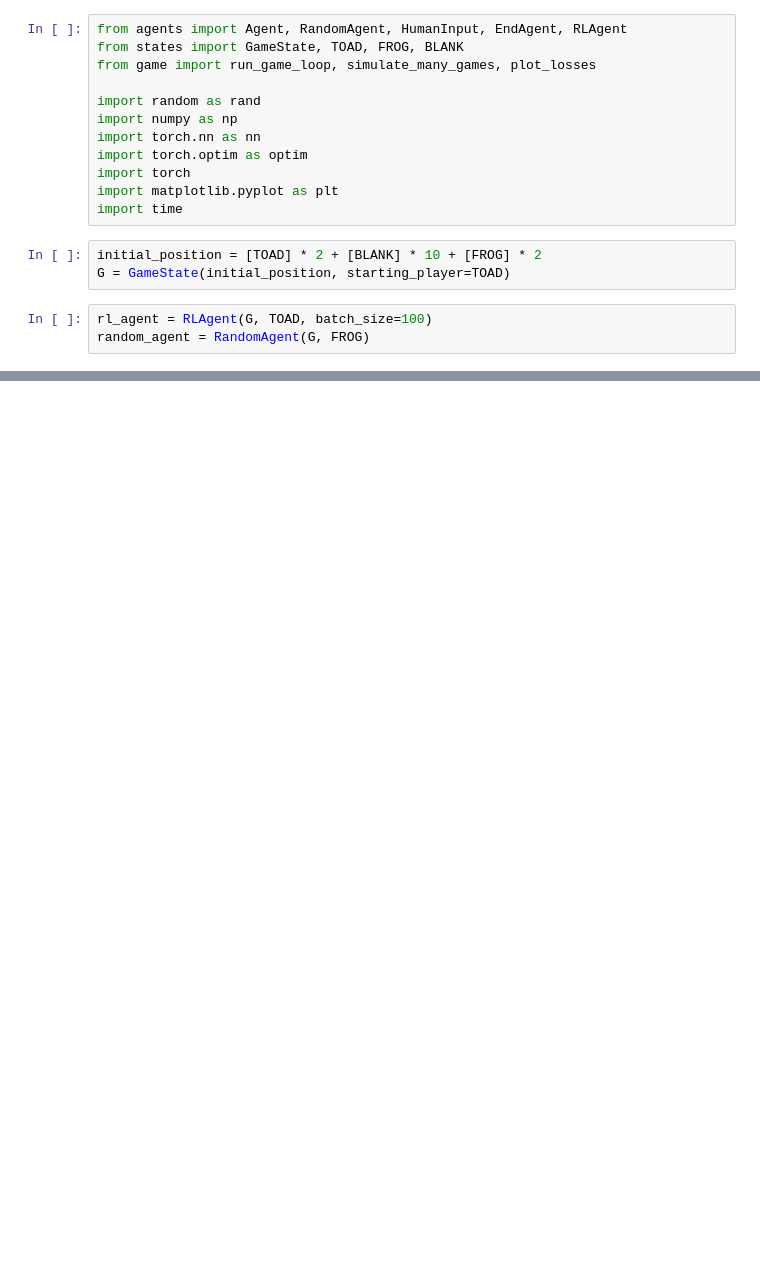
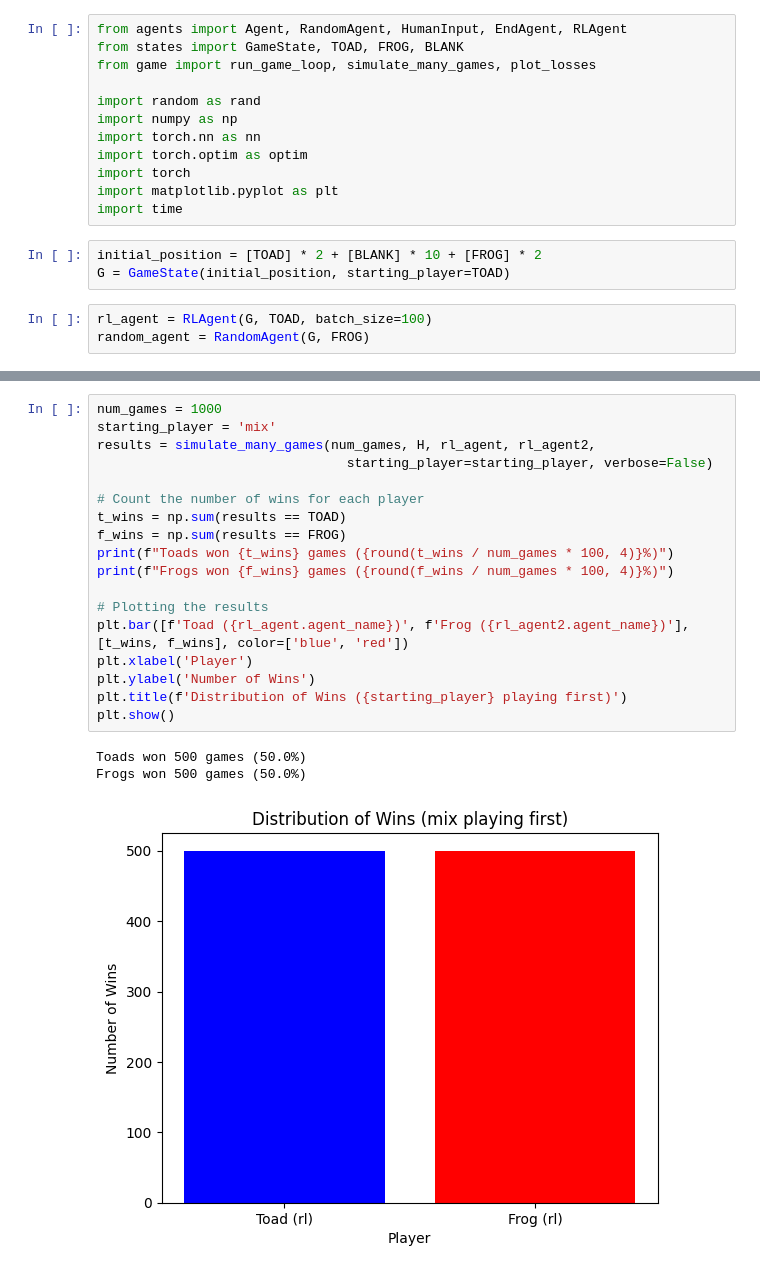
Before and after one commit to garwoodl/combinatorial-game-theory-final-project, a Jupyter notebook: project.ipynb, the cells around one changed output, grey strips where cells are left out. Cells and saved outputs as stored; diff of their text form; blank space fills up the shorter version.

```diff
--- a/project.ipynb
+++ b/project.ipynb
@@ -74,0 +140,22 @@ True
+# %%
+num_games = 1000
+starting_player = 'mix'
+results = simulate_many_games(num_games, H, rl_agent, rl_agent2,
+                                starting_player=starting_player, verbose=False)
+
+# Count the number of wins for each player
+t_wins = np.sum(results == TOAD)
+f_wins = np.sum(results == FROG)
+print(f"Toads won {t_wins} games ({round(t_wins / num_games * 100, 4)}%)")
+print(f"Frogs won {f_wins} games ({round(f_wins / num_games * 100, 4)}%)")
+
+# Plotting the results
+plt.bar([f'Toad ({rl_agent.agent_name})', f'Frog ({rl_agent2.agent_name})'], [t_wins, f_wins], color=['blue', 'red'])
+plt.xlabel('Player')
+plt.ylabel('Number of Wins')
+plt.title(f'Distribution of Wins ({starting_player} playing first)')
+plt.show()
+# %% [output]
+Toads won 500 games (50.0%)
+Frogs won 500 games (50.0%)
+[figure, added]
```
Also changed, not shown: parts of 10 cells of this notebook, 2 other files.
